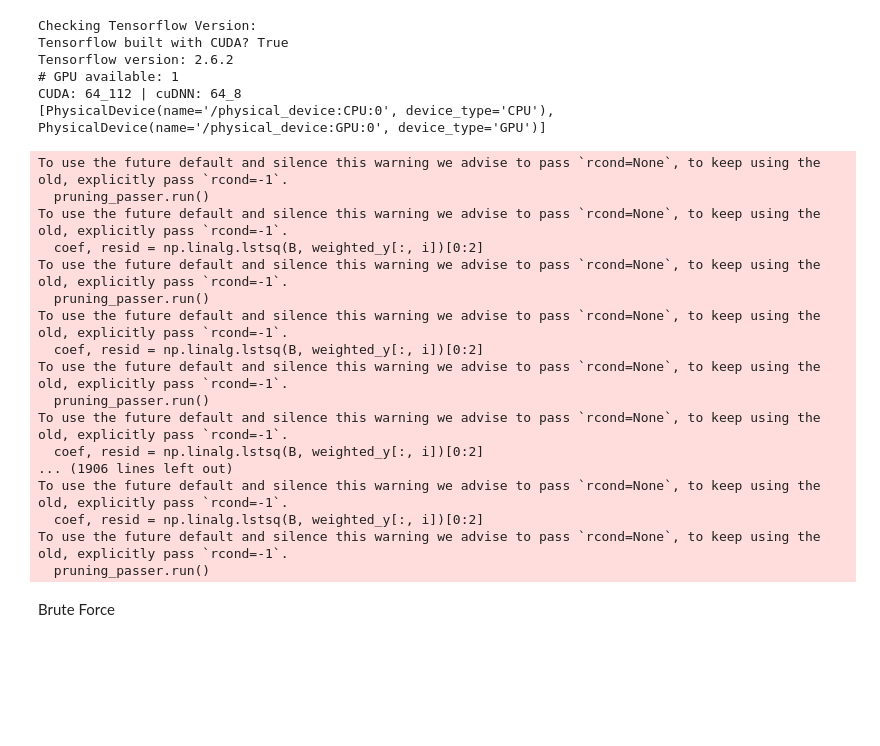
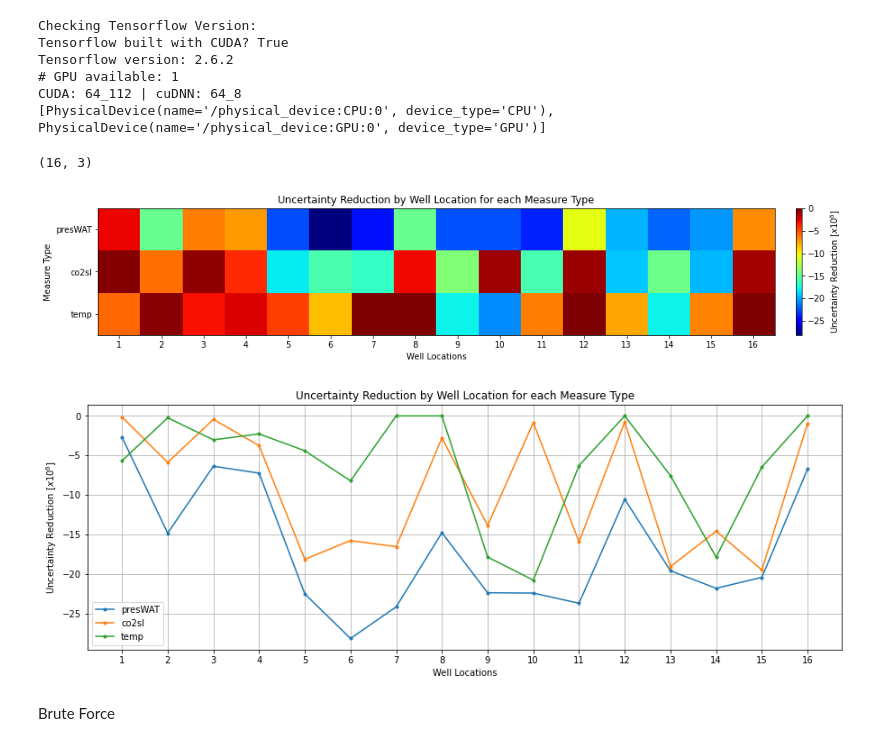
Before and after one commit to misaelmmorales/CO2-Monitor-Optim, a Jupyter notebook: Heterogeneous_2a_higherK/_misael_nb.ipynb, the cells around one changed output. Cells and saved outputs as stored; diff of their text form; code cells hidden in the pictures; blank space fills up the shorter version.

```diff
--- a/Heterogeneous_2a_higherK/_misael_nb.ipynb
+++ b/Heterogeneous_2a_higherK/_misael_nb.ipynb
@@ -12,47 +12,3 @@ Tensorflow version: 2.6.2
 # GPU available: 1
 CUDA: 64_112 | cuDNN: 64_8
 [PhysicalDevice(name='/physical_device:CPU:0', device_type='CPU'), PhysicalDevice(name='/physical_device:GPU:0', device_type='GPU')]
-# %%
-result_presWAT = run_BruteForce_opt(measure_type=1, nMCSamples=5000, ROM_data=Earth(), ROM_obj=Earth())
-result_co2sl   = run_BruteForce_opt(measure_type=2, nMCSamples=5000, ROM_data=Earth(), ROM_obj=Earth())
-result_temp    = run_BruteForce_opt(measure_type=3, nMCSamples=5000, ROM_data=Earth(), ROM_obj=Earth())
-reuslt_presWAT_co2sl = run_BruteForce_opt(measure_type=4, nMCSamples=5000, ROM_data=Earth(), ROM_obj=Earth())
-
-### COLUMN/WELL OPTIMIZATION
-well_names = ['well {}'.format(p+1) for p in range(16)]
-templist, well = np.arange(2,50,step=16), {}
-for i in range(16):
-    well[i] = templist+i
-wells = np.array(list(well.values()))
-measures = ['presWAT', 'co2sl', 'temp']
-result_arr = np.zeros((16,3))
-for m in range(len(measures)):
-    for w in range(wells.shape[0]):
-        result_arr[w,m] = Proxy(ncol_data=list(wells[w]), measure_type=m+1, nMCSamples=5000,
-                                            rom_data=Earth(), rom_obj=Earth(), verbose=True).value
-        print('column {} done'.format(w))
-    print('measure {} done'.format(m))
-print('... DONE ...')
-
-results = pd.DataFrame(result_arr, columns=measures)
-results.to_csv('_misael_results/optimization_by_column.csv', index=0)
-
-pd.read_csv('_misael_results/optimization_by_column.csv')
-# %% [output]
-To use the future default and silence this warning we advise to pass `rcond=None`, to keep using the old, explicitly pass `rcond=-1`.
-  pruning_passer.run()
-To use the future default and silence this warning we advise to pass `rcond=None`, to keep using the old, explicitly pass `rcond=-1`.
-  coef, resid = np.linalg.lstsq(B, weighted_y[:, i])[0:2]
-To use the future default and silence this warning we advise to pass `rcond=None`, to keep using the old, explicitly pass `rcond=-1`.
-  pruning_passer.run()
-To use the future default and silence this warning we advise to pass `rcond=None`, to keep using the old, explicitly pass `rcond=-1`.
-  coef, resid = np.linalg.lstsq(B, weighted_y[:, i])[0:2]
-To use the future default and silence this warning we advise to pass `rcond=None`, to keep using the old, explicitly pass `rcond=-1`.
-  pruning_passer.run()
-To use the future default and silence this warning we advise to pass `rcond=None`, to keep using the old, explicitly pass `rcond=-1`.
-  coef, resid = np.linalg.lstsq(B, weighted_y[:, i])[0:2]
-... (1906 lines left out)
-To use the future default and silence this warning we advise to pass `rcond=None`, to keep using the old, explicitly pass `rcond=-1`.
-  coef, resid = np.linalg.lstsq(B, weighted_y[:, i])[0:2]
-To use the future default and silence this warning we advise to pass `rcond=None`, to keep using the old, explicitly pass `rcond=-1`.
-  pruning_passer.run()
@@ -75,3 +15,26 @@ plt.show()
+# %%
+result = pd.read_csv('_misael_results/optimization_by_column.csv')
+print(result.shape)
+
+plt.figure(figsize=(15,15))
+im=plt.imshow(result.T, cmap='jet')
+plt.colorbar(im, label='Uncertainty Reduction [$x10^6$]', fraction=0.009, pad=0.03)
+plt.xticks(range(16), labels=np.arange(1,17)); plt.xlabel('Well Locations')
+plt.yticks(range(3), labels=['presWAT','co2sl','temp']); plt.ylabel('Measure Type')
+plt.title('Uncertainty Reduction by Well Location for each Measure Type')
+plt.show()
+
+plt.figure(figsize=(15,5))
+plt.plot(result, '.-')
+plt.xticks(range(16), labels=np.arange(1,17)); plt.xlabel('Well Locations')
+plt.ylabel('Uncertainty Reduction [$x10^6$]'); plt.grid('on')
+plt.title('Uncertainty Reduction by Well Location for each Measure Type')
+plt.legend(['presWAT','co2sl','temp'])
+plt.show()
+# %% [output]
+(16, 3)
+[figure, added]
+[figure, added]
 # %%
 # select       = 7
 # plot_bounds  = [-3, 3]
```
Also changed, not shown: parts of 3 cells of this notebook, 8 other files.
